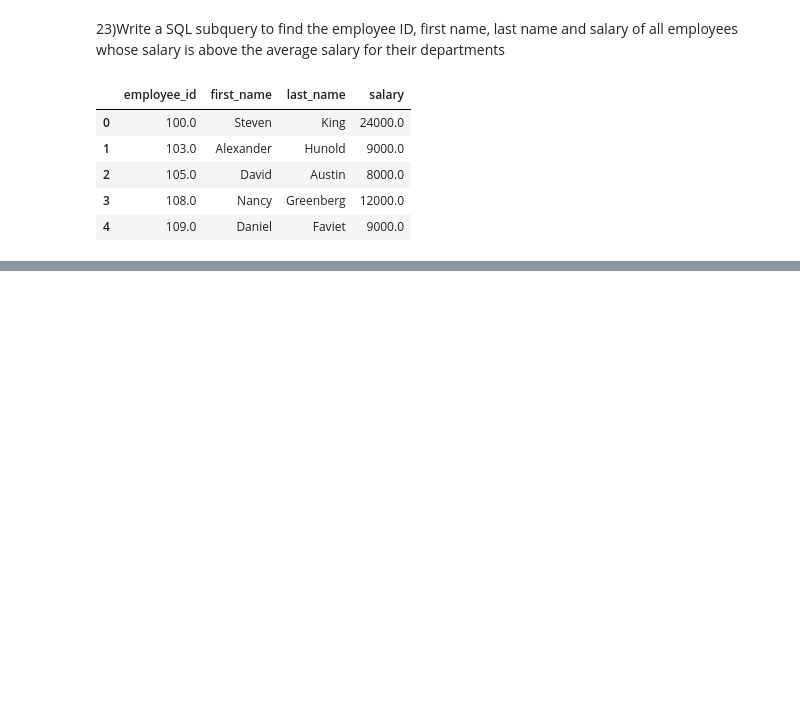
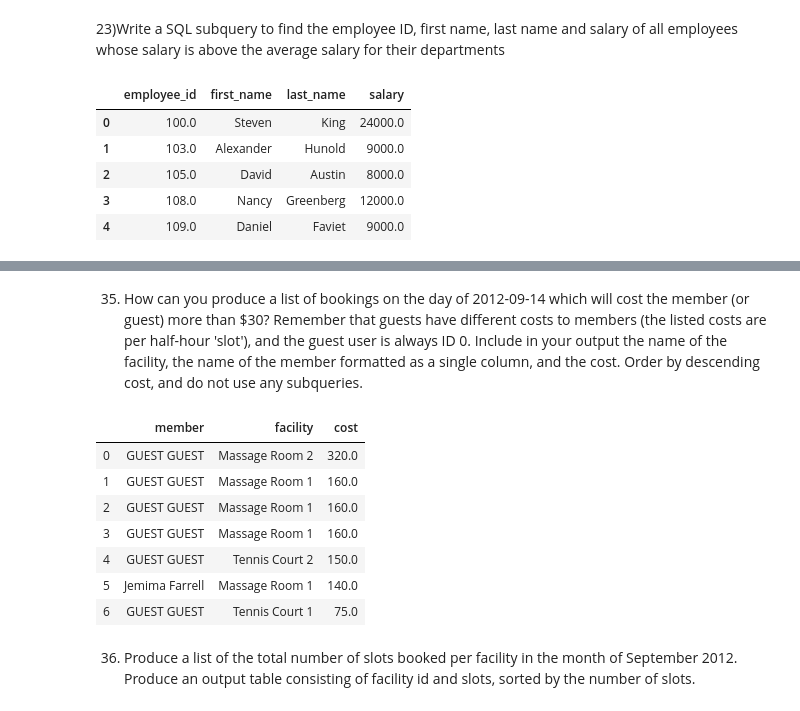
Before and after one commit to KKuzmiak/exercises, a Jupyter notebook: Postgresql.ipynb, the cells around one changed output, grey strips where cells are left out. Saved outputs shown, nothing was run; the diff lists cells and outputs as text; code cells hidden in the pictures; blank space fills up the shorter version.

```diff
--- a/Postgresql.ipynb
+++ b/Postgresql.ipynb
@@ -391,0 +655,32 @@ df23.head()
+# %% [markdown]
+35) How can you produce a list of bookings on the day of 2012-09-14 which will cost the member (or guest) more than $30? Remember that guests have different costs to members (the listed costs are per half-hour 'slot'), and the guest user is always ID 0. Include in your output the name of the facility, the name of the member formatted as a single column, and the cost. Order by descending cost, and do not use any subqueries.
+# %%
+query35="""SELECT firstname||' ' ||surname as member, name as facility,
+CASE
+WHEN cd.bookings.memid=0 THEN slots*guestcost
+ELSE slots*membercost
+END AS cost
+
+FROM cd.members
+INNER JOIN cd.bookings
+ON cd.members.memid=cd.bookings.memid
+INNER JOIN cd.facilities
+ON cd.bookings.facid=cd.facilities.facid
+
+WHERE starttime>='2012-09-14' AND starttime<'2012-09-15'
+AND ((cd.bookings.memid=0 AND slots*guestcost>30)
+OR	(cd.bookings.memid!=0 AND slots*membercost>30))
+ORDER BY cost DESC"""
+df35=pd.read_sql_query(query35, con=connection1)
+df35.head(7)
+# %% [output]
+|  | member | facility | cost |
+| 0 | GUEST GUEST | Massage Room 2 | 320.0 |
+| 1 | GUEST GUEST | Massage Room 1 | 160.0 |
+| 2 | GUEST GUEST | Massage Room 1 | 160.0 |
+| 3 | GUEST GUEST | Massage Room 1 | 160.0 |
+| 4 | GUEST GUEST | Tennis Court 2 | 150.0 |
+| 5 | Jemima Farrell | Massage Room 1 | 140.0 |
+| 6 | GUEST GUEST | Tennis Court 1 | 75.0 |
+# %% [markdown]
+36) Produce a list of the total number of slots booked per facility in the month of September 2012. Produce an output table consisting of facility id and slots, sorted by the number of slots.
```
Also changed, not shown: parts of 55 cells of this notebook.
